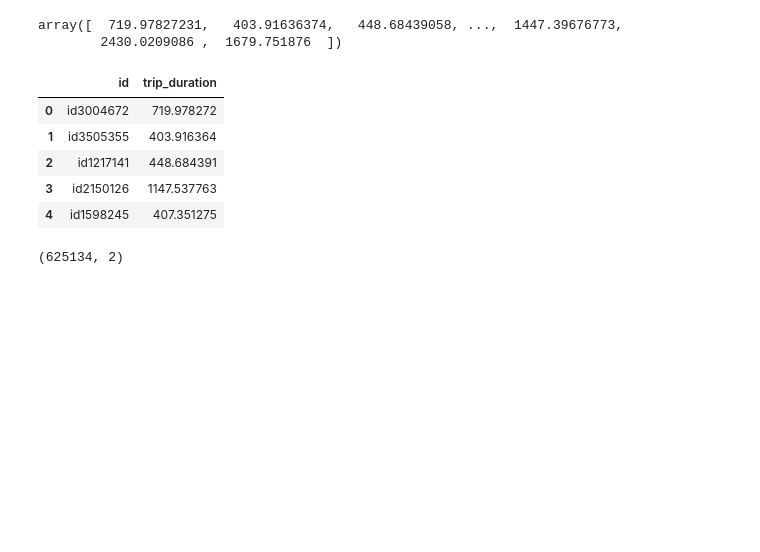
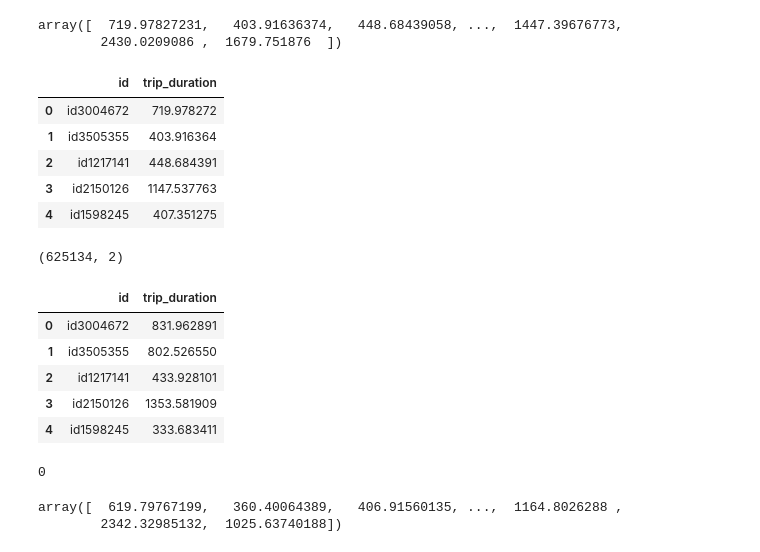
Before and after one commit to zhang1995/datascience, a Jupyter notebook: prediction.ipynb, the cells around one changed output. Drawn from its saved outputs; the diff is of its cells as text; code cells hidden in the pictures; blank space fills up the shorter version.

```diff
--- a/prediction.ipynb
+++ b/prediction.ipynb
@@ -217,2 +217,4 @@ clf_xgb = XGBRegressor()
+# %%
+clf_xgb = XGBRegressor(learning_rate=0.01, n_estimators=100)
 # %%
 clf_xgb.fit(X_train, y_train)
@@ -257,3 +265,7 @@ result_table.to_csv("final_mlp.csv", encoding='utf-8', index=False)
 result_table['trip_duration'] = random_pred
 # %%
 result_table.to_csv("final_ran.csv", encoding='utf-8', index=False)
+# %%
+XGB_pred = np.abs(XGB_pred)
+# %%
+result_table['trip_duration'] = XGB_pred
@@ -259,0 +274,13 @@ result_table.to_csv("final_ran.csv", encoding='utf-8', index=False)
+# %%
+result_table.head()
+# %% [output]
+|  | id | trip_duration |
+| 0 | id3004672 | 831.962891 |
+| 1 | id3505355 | 802.526550 |
+| 2 | id1217141 | 433.928101 |
+| 3 | id2150126 | 1353.581909 |
+| 4 | id1598245 | 333.683411 |
+# %%
+result_table.trip_duration.lt(0).sum()
+# %% [output]
+0
@@ -259,0 +289,5 @@ result_table.to_csv("final_ran.csv", encoding='utf-8', index=False)
+# %%
+final
+# %% [output]
+array([  619.79767199,   360.40064389,   406.91560135, ...,  1164.8026288 ,
+        2342.32985132,  1025.63740188])
```
Also changed, not shown: parts of 14 cells of this notebook.
